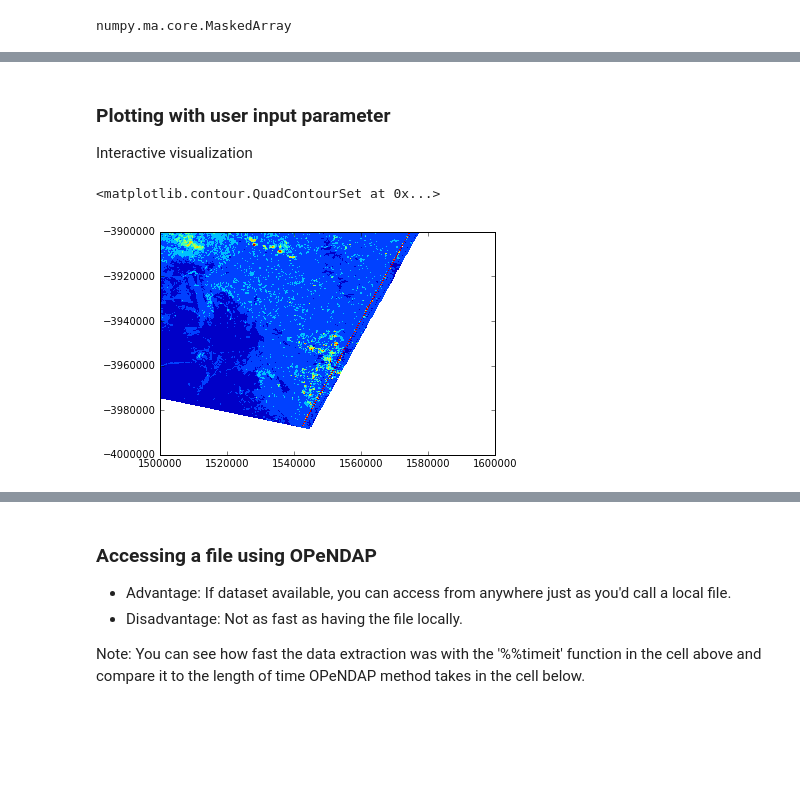
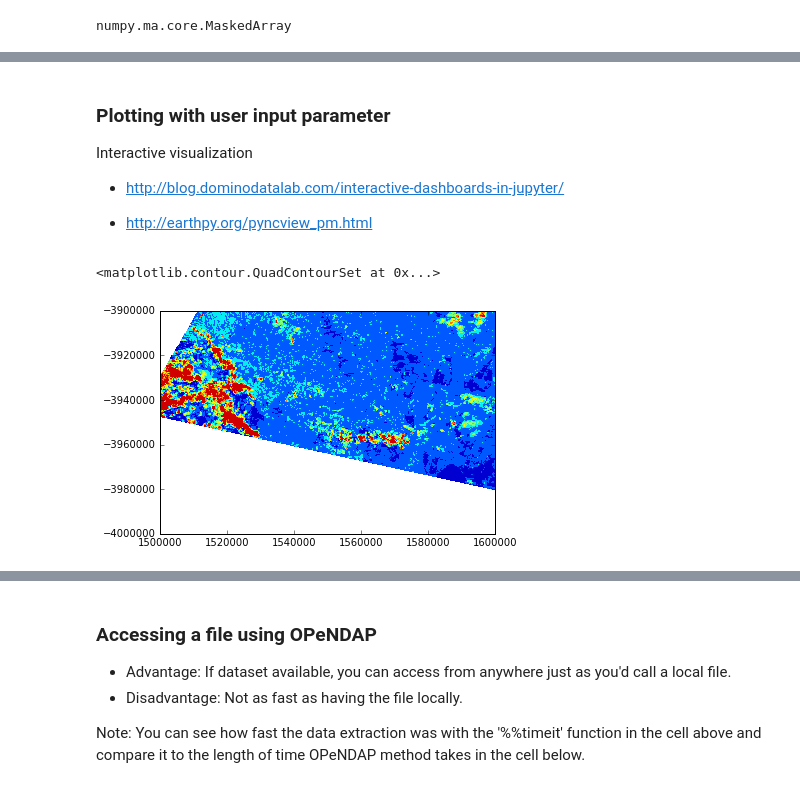
Before and after one commit to GeoscienceAustralia/wofs, a Jupyter notebook: notebook/explore_netcdf_stack_tile.ipynb, the cells around one changed output, grey strips where cells are left out. Saved outputs shown, nothing was run; the diff lists cells and outputs as text; code cells hidden in the pictures; blank space fills up the shorter version.

```diff
--- a/notebook/explore_netcdf_stack_tile.ipynb
+++ b/notebook/explore_netcdf_stack_tile.ipynb
@@ -21,8 +23,8 @@ import matplotlib.pyplot as plt
 # %% [output]
 /g/data/rs0/tiles/EPSG3577/LS5_TM_NBAR/LS5_TM_NBAR_3577_15_-40_2006.nc
 # %%
-#f = Dataset('/g/data/rs0/tiles/EPSG3577/LS5_TM_NBAR/LS5_TM_NBAR_3577_15_-40_2006.nc', 'r')
-f = Dataset('/Softdata/data/water_extents/149_-036/py_stacked_CF.nc', 'r')
+f = Dataset('/g/data/rs0/tiles/EPSG3577/LS5_TM_NBAR/LS5_TM_NBAR_3577_15_-40_2006.nc', 'r')
+#f = Dataset('/Softdata/data/water_extents/149_-036/py_stacked_CF.nc', 'r')
 # %% [markdown]
 #### Can use the netCDF4 library to see information about the file
 The dimension and variables can be also shown by ncdump -h
@@ -73,7 +114,9 @@ i1 = 4000
 i2 = 4000
 
 t=f.variables['time']
-#y = f.variables['y'][:i1]
-#x = f.variables['x'][:i2]
-
-#band1 = f['band_1'][0:10, :, :]
+y = f.variables['y'][:i1]
+x = f.variables['x'][:i2]
+# %%
+band1 = f['band_1'][:, :, :]
+band2 = f['band_2'][:, :, :]
+band3 = f['band_3']
@@ -119,9 +200,13 @@ plt.show()
 # %% [markdown]
 ### Plotting  with user input parameter
 Interactive visualization
+
+- http://blog.dominodatalab.com/interactive-dashboards-in-jupyter/
+
+- http://earthpy.org/pyncview_pm.html
 # %%
 %matplotlib inline
-plt.contourf(x, y, b1[2,:,:])
+plt.contourf(x, y, band3[0,:,:])
 # %% [output]
 <matplotlib.contour.QuadContourSet at 0x...>
-[figure, old version]
+[figure, new version]
```
Also changed, not shown: parts of 21 cells of this notebook, 7 other files.
